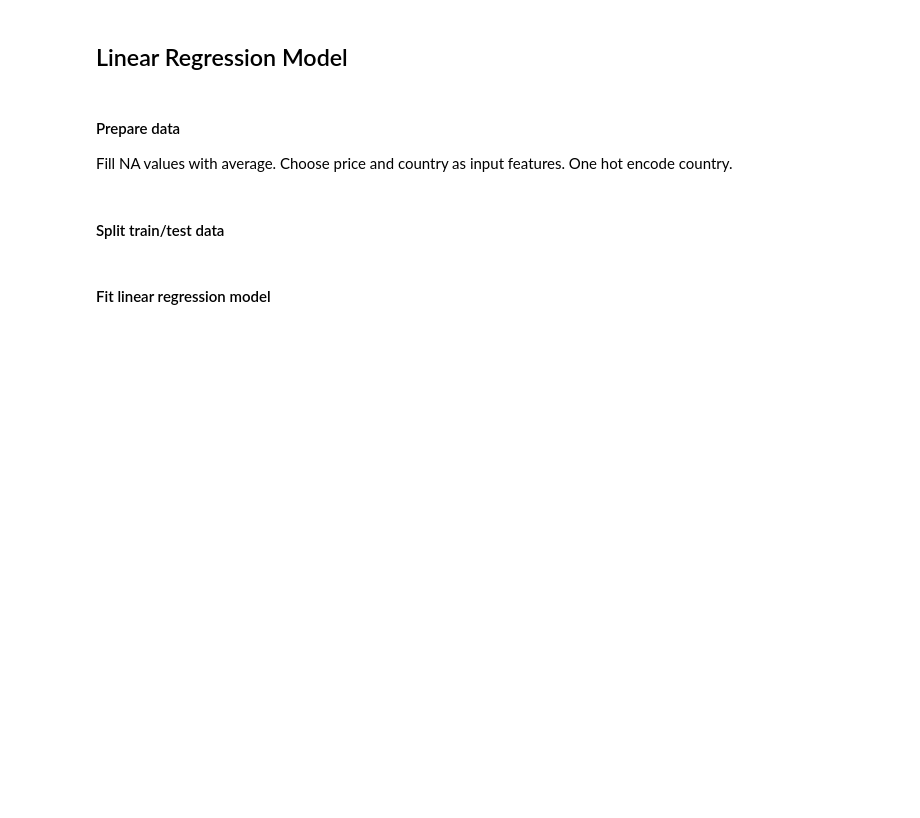
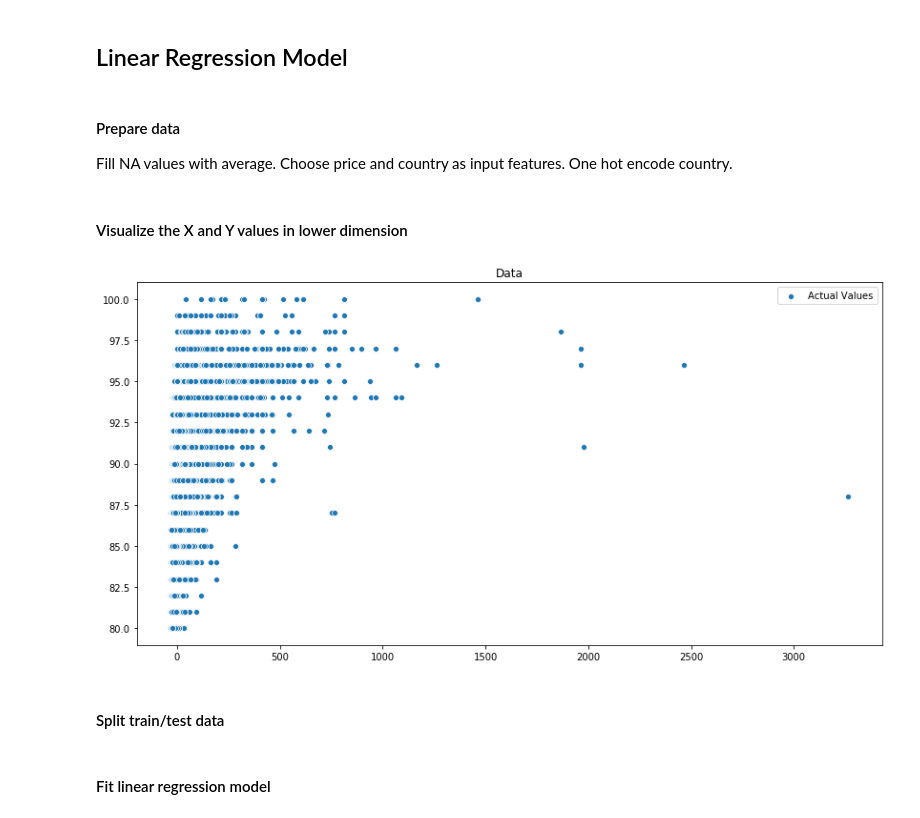
Before and after one commit to edgar971/cs598-stats, a Jupyter notebook: project/project-1.ipynb, the cells around one changed output. Drawn from its saved outputs; the diff is of its cells as text; code cells hidden in the pictures; blank space fills up the shorter version.

```diff
--- a/project/project-1.ipynb
+++ b/project/project-1.ipynb
@@ -141,6 +142,19 @@ selected_features = cleaned_df[['price','province']]
 x = pd.get_dummies(selected_features,prefix=['province'])
 # %%
 y = cleaned_df.points.to_numpy()
+# %% [markdown]
+#### Visualize the X and Y values in lower dimension
+# %%
+pca = PCA(n_components=1)
+# %%
+x_pca = pca.fit_transform(x).reshape(-1)
+# %%
+plt.figure(figsize = figure_size)
+plt.title('Data')
+sns.scatterplot(x_pca, y, label="Actual Values")
+plt.show()
+# %% [output]
+[figure, added]
 # %% [markdown]
 #### Split train/test data
 # %%
```
Also changed, not shown: parts of 36 cells of this notebook, 2 other files.
